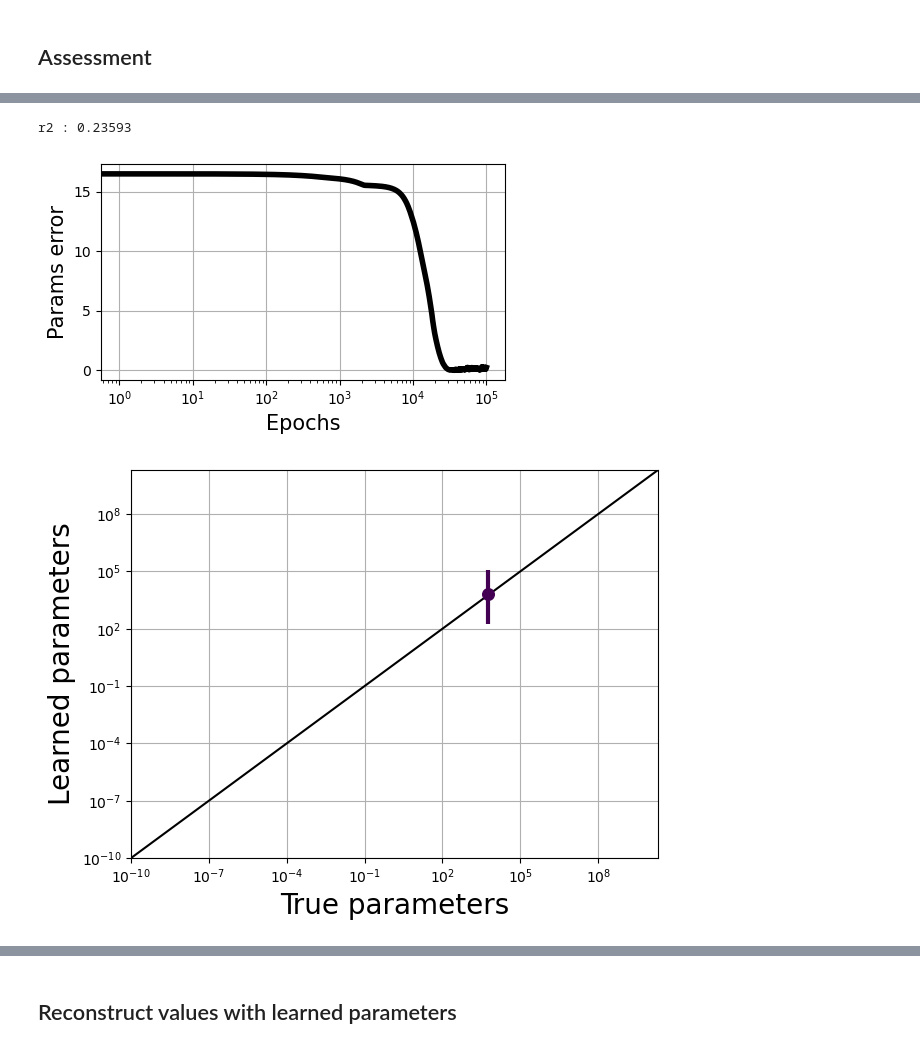
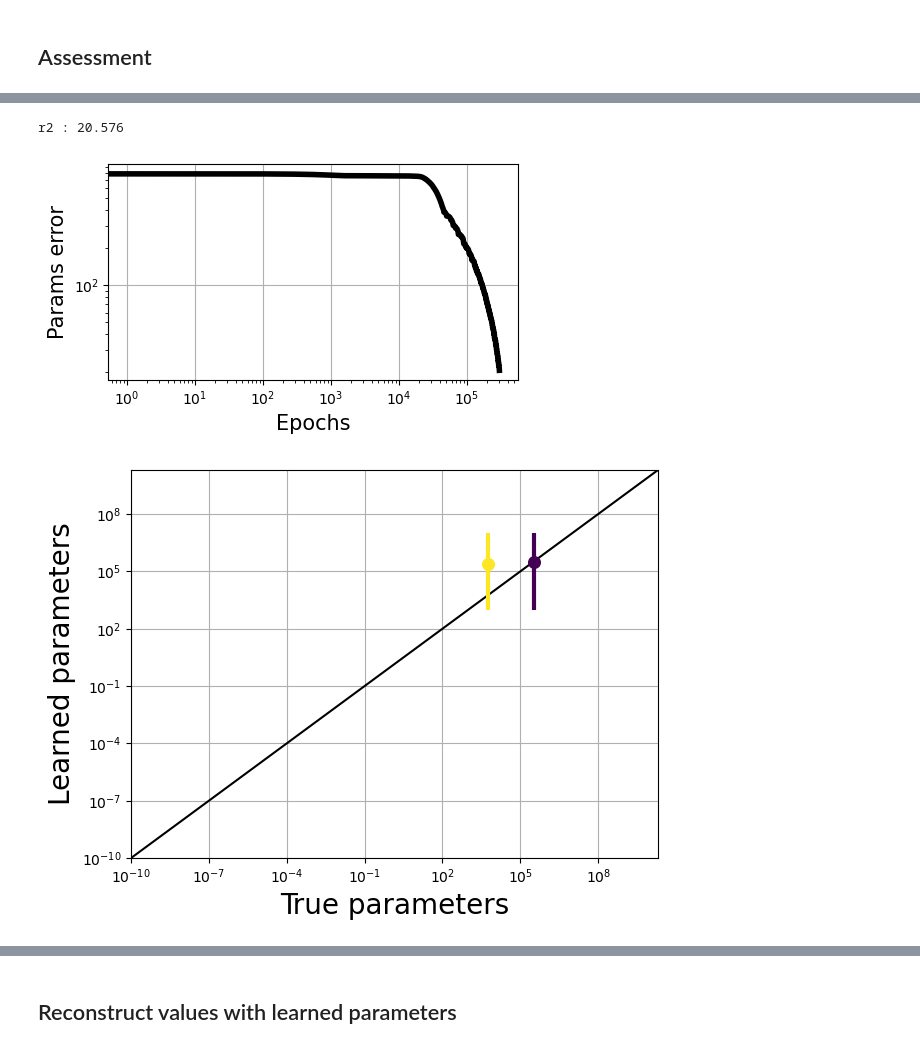
Before and after one commit to brsynth/PINN, a Jupyter notebook: Millard_pinn_toy.ipynb, the cells around one changed output, grey strips where cells are left out. Saved outputs shown, nothing was run; the diff lists cells and outputs as text; code cells hidden in the pictures.

```diff
--- a/Millard_pinn_toy.ipynb
+++ b/Millard_pinn_toy.ipynb
@@ -94,6 +93,6 @@ np.savetxt("test_generated_Millard_data.csv", generated_Millard_data, delimiter=
 # %%
 #load generated data
-ode_data_1 = genfromtxt('test_generated_Millard_data.csv', delimiter=',') # in the form [t, GLC, ACE_env, X, ACCOA, ACP, ACE_cell]
+ode_data_1 = genfromtxt('generated_Millard_data.csv', delimiter=',') # in the form [t, GLC, ACE_env, X, ACCOA, ACP, ACE_cell]
 # %% [markdown]
 ## Neural Network Training for initial ACE 1mM
 # %%
@@ -101,7 +100,7 @@ ode_data_1 = genfromtxt('test_generated_Millard_data.csv', delimiter=',') # in t
 learning_rate = 1e-4
 # epoch_number = 500000
 # epoch_number = 50000
-epoch_number = 100000
+epoch_number = 300000
 
 # Scheduler parameters (unused right now)
 Base_LR = 1e-4
@@ -111,7 +110,7 @@ Mode = "exp_range"
 Gamma = 0.999
 Cycle_Momentum = False
 # %%
-# Setting variables (known and unknown), parameters, parameters ranges, constants
+# Setting variables (known and unknown), parameters, parameters ranges, constants, weights
 import random
 from tools import random_ranges
 
@@ -120,18 +119,21 @@ random.seed(42)
 variables = ["GLC","ACE_env","X","ACCOA","ACP","ACE_cell"]
 variable_data = {v : ode_data_1[i+1] for i,v in enumerate(variables)}
 variable_no_data  = {}
-#variable_no_data  = {"ACCOA":None,"ACP":None,"ACE_cell":None}
+# variable_no_data  = {"ACCOA":None,"ACP":None,"ACE_cell":None}
+
 data_t = res.t
-residual_weights=[1,1,1,1e-13,1e-14,1e-7]
 
-parameter_names = ["v_max_glycolysis"]
-#parameter_names = ["v_max_AckA", "v_max_Pta", "v_max_glycolysis", "Ki_ACE_glycolysis", "Km_ACCOA_TCA_cycle", "v_max_TCA_cycle", "Ki_ACE_TCA_cycle", "Y", "v_max_acetate_exchange", "Km_ACE_acetate_exchange"]
+residual_weights=[1e-1,1e-1,1e-1,1e-14,1e-15,1e-8]
 
-true_parameters=[]
-for key in parameter_names:
-    true_parameters.append(DICT[key])
+parameter_names = ["v_max_AckA","v_max_glycolysis"]
+# parameter_names = ["v_max_AckA", "v_max_Pta", "v_max_glycolysis", "Ki_ACE_glycolysis", "Km_ACCOA_TCA_cycle", "v_max_TCA_cycle", "Ki_ACE_TCA_cycle", "Y", "v_max_acetate_exchange", "Km_ACE_acetate_exchange"]
 
-ranges = random_ranges(true_parameters,scale=20)
+# Creating the ranges: using random_ranges or the ranges provided by Millard
+ranges = random_ranges([DICT[key] for key in parameter_names],scale=20)
+for i in range(len(parameter_names)):
+    if parameter_names[i] in ranges_dict:
+        ranges[i]=ranges_dict[parameter_names[i]]
+
 constants_dict = DICT
 # %%
 # Create the PINN
@@ -253,28 +255,31 @@ Loss:  0.065001
 # %%
 # Print and Plot R2
 # print(np.round(r2_store[-1],2))
 print("r2 :","%.5g" % r2_store[-1])
 
 plt.figure(figsize=(5,3))
 plt.plot(r2_store, color = 'black',linewidth=4)
 plt.grid(True)
 plt.xlabel('Epochs',fontsize=15)
 plt.ylabel('Params error',fontsize=15)
 plt.xscale('log')
+plt.yscale('log')
+
 
 plt.tight_layout()
 
 fig_name = 'error_short'
 if save_fig_choice:
     plt.savefig(path_to_save+fig_name+'.svg', format='svg')
 
 plt.show()
 # %% [output]
-r2 : 0.23593
+r2 : 20.576
-[figure, old version]
+[figure, new version]
 # %%
 # Comparing parameters
 learned_parameters = [pinn_cell.output_param_range(v,i).item() for (i,(k,v)) in enumerate(pinn_cell.ode_parameters.items())]
+true_parameters=[DICT[key] for key in parameter_names]
 
 plt.grid('true')
 plt.plot([0, 2*10**10], [0, 2*10**10],color='black')
@@ -312,7 +317,7 @@ if save_fig_choice:
 
 plt.show()
 # %% [output]
-[figure, old version]
+[figure, new version]
 # %%
 # Plot the predicted variables
 fig, axs = plt.subplots(2, 3, figsize=(15, 6))
```
Also changed, not shown: parts of 11 cells of this notebook, 5 other files.
